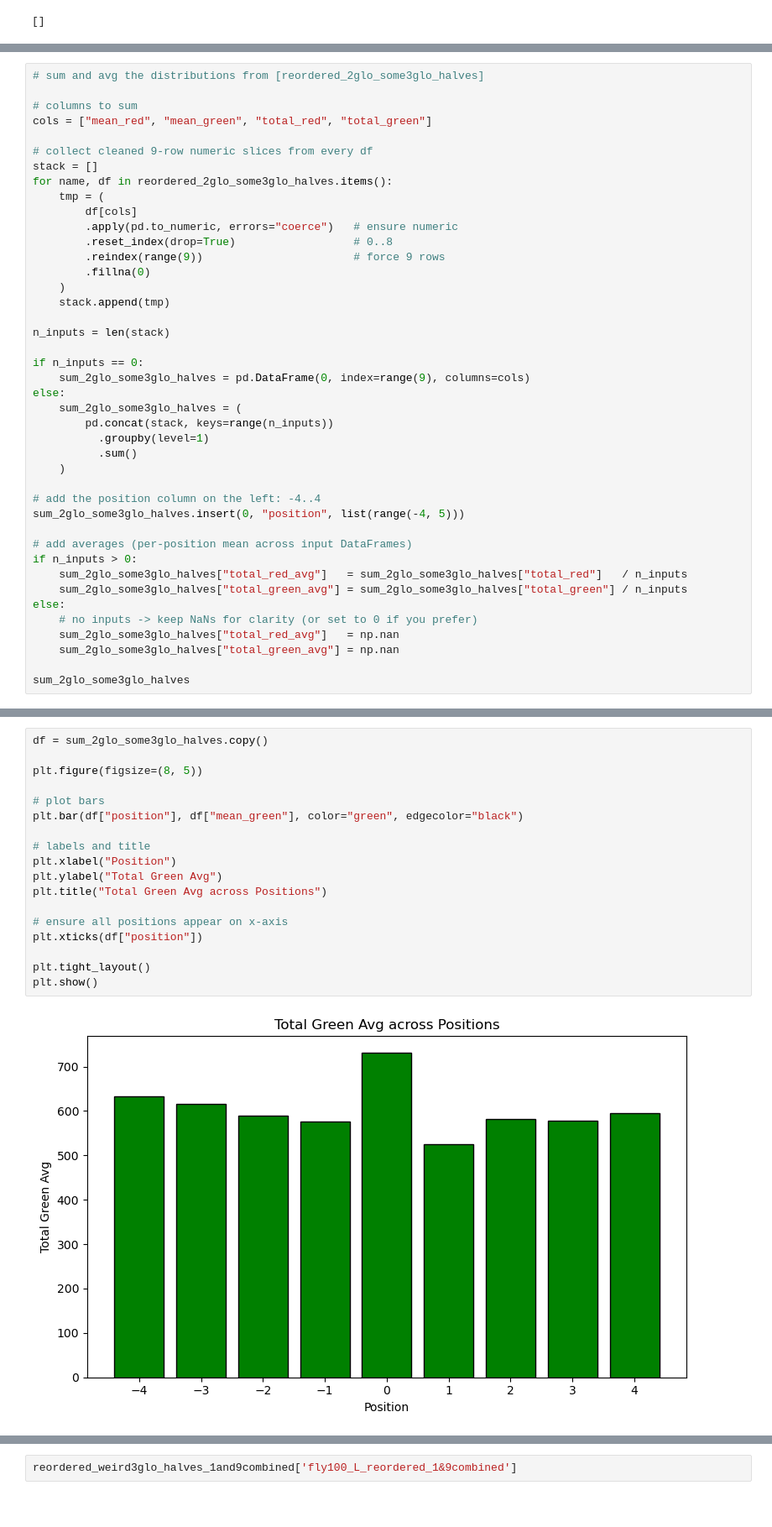
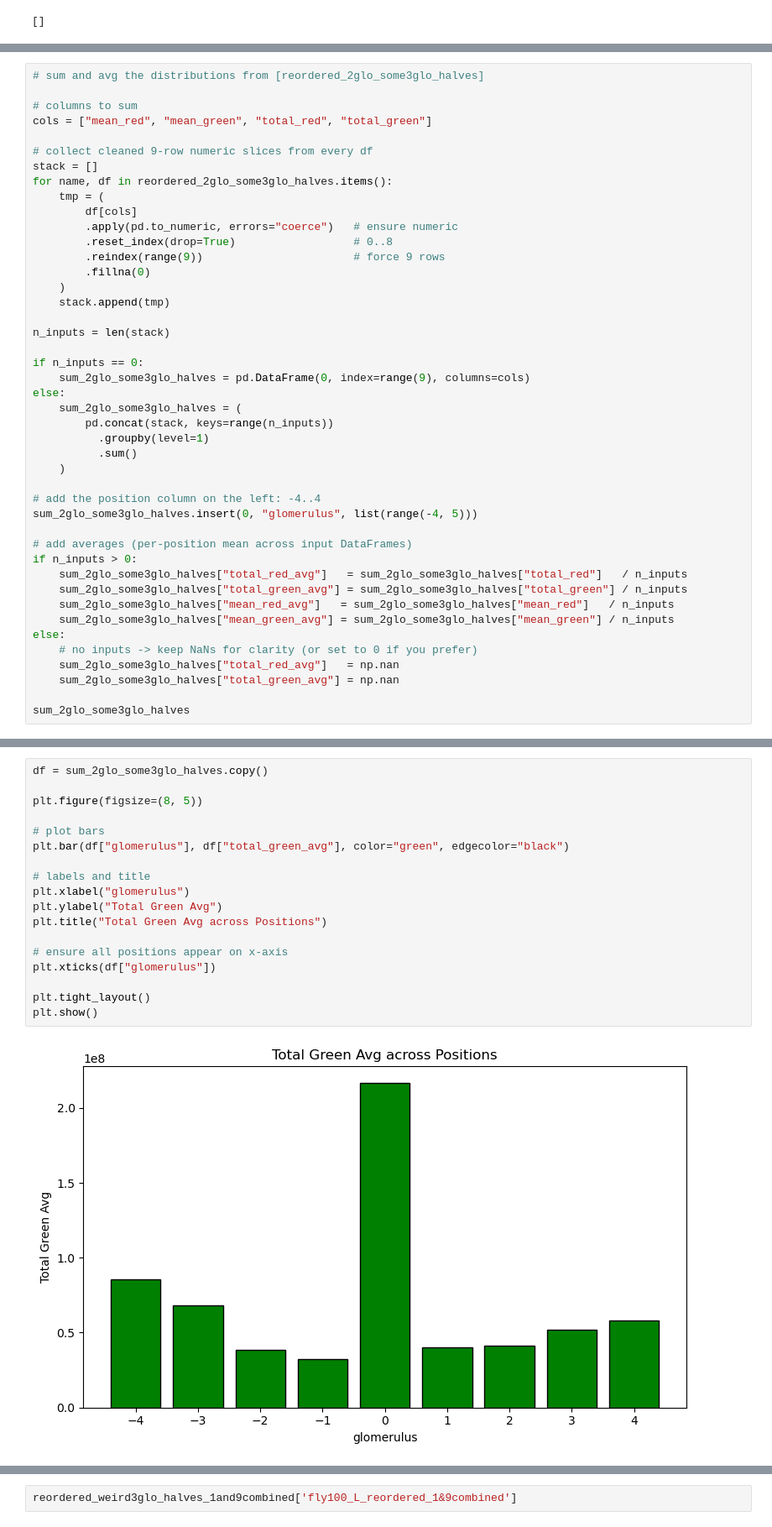
Before and after one commit to sansachenlelele/connectome_analysis_fisherlab, a Jupyter notebook: analysis_trend-25summer.ipynb, the cells around one changed output, grey strips where cells are left out. Shown at 84% size. Drawn from its saved outputs; the diff is of its cells as text.

Commit message:
get individual curves

```diff
--- a/analysis_trend-25summer.ipynb
+++ b/analysis_trend-25summer.ipynb
@@ -660,12 +677,14 @@ else:
     )
 
 # add the position column on the left: -4..4
-sum_2glo_some3glo_halves.insert(0, "position", list(range(-4, 5)))
+sum_2glo_some3glo_halves.insert(0, "glomerulus", list(range(-4, 5)))
 
 # add averages (per-position mean across input DataFrames)
 if n_inputs > 0:
     sum_2glo_some3glo_halves["total_red_avg"]   = sum_2glo_some3glo_halves["total_red"]   / n_inputs
     sum_2glo_some3glo_halves["total_green_avg"] = sum_2glo_some3glo_halves["total_green"] / n_inputs
+    sum_2glo_some3glo_halves["mean_red_avg"]   = sum_2glo_some3glo_halves["mean_red"]   / n_inputs
+    sum_2glo_some3glo_halves["mean_green_avg"] = sum_2glo_some3glo_halves["mean_green"] / n_inputs
 else:
     # no inputs -> keep NaNs for clarity (or set to 0 if you prefer)
     sum_2glo_some3glo_halves["total_red_avg"]   = np.nan
@@ -686,23 +705,23 @@ sum_2glo_some3glo_halves
 # %%
 df = sum_2glo_some3glo_halves.copy()
 
 plt.figure(figsize=(8, 5))
 
 # plot bars
-plt.bar(df["position"], df["mean_green"], color="green", edgecolor="black")
+plt.bar(df["glomerulus"], df["total_green_avg"], color="green", edgecolor="black")
 
 # labels and title
-plt.xlabel("Position")
+plt.xlabel("glomerulus")
 plt.ylabel("Total Green Avg")
 plt.title("Total Green Avg across Positions")
 
 # ensure all positions appear on x-axis
-plt.xticks(df["position"])
+plt.xticks(df["glomerulus"])
 
 plt.tight_layout()
 plt.show()
 # %% [output]
-[figure, old version]
+[figure, new version]
 # %%
 df = sum_2glo_some3glo_halves.copy()
 
```
Also changed, not shown: parts of 8 cells of this notebook, 3 other files.
